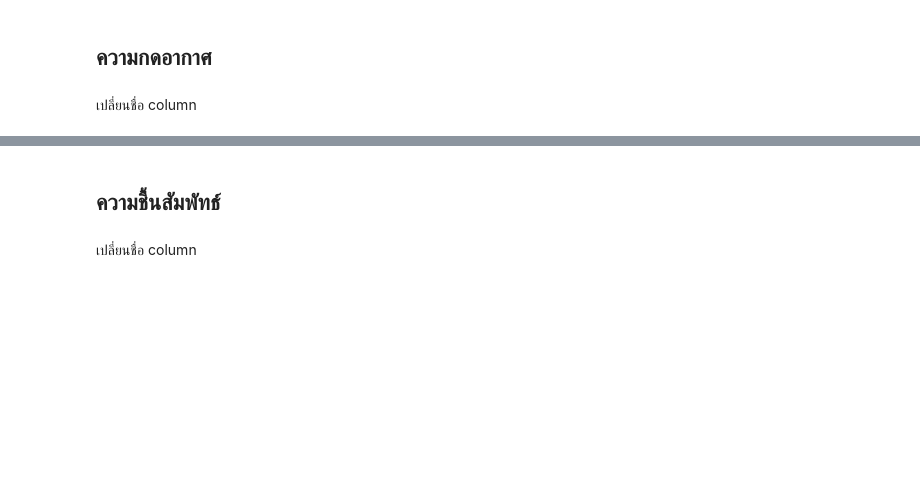
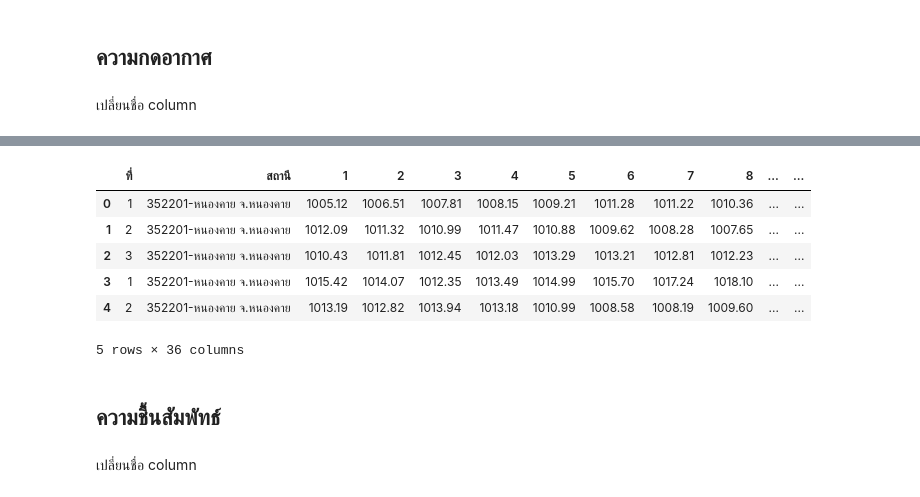
Before and after one commit to kitiluck/BSC_DPDM23, a Jupyter notebook: midterm_bscdpdm23.ipynb, the cells around one changed output, grey strips where cells are left out. Drawn from its saved outputs; the diff is of its cells as text; code cells hidden in the pictures; blank space fills up the shorter version.

```diff
--- a/midterm_bscdpdm23.ipynb
+++ b/midterm_bscdpdm23.ipynb
@@ -68,3 +110,20 @@ Air_L.rename(columns=C)
+# %%
+Air_L.rename(columns={'Unnamed: 0' : 'ที่'},inplace=True)
+Air_L.rename(columns={'Unnamed: 1' : 'สถานี'},inplace=True)
+Air_L.rename(columns={'Unnamed: 2' : 'เดือน-ปี'},inplace=True)
+Air_L.rename(columns={'Unnamed: 34' : 'ค่าเฉลี่ย'},inplace=True)
+Air_L['year'] = Air_L['เดือน-ปี'].dt.year
+Air_L['month'] = Air_L['เดือน-ปี'].dt.month
+Air_L = Air_L.drop(['เดือน-ปี'], axis =1)
+Air_L.head()
+# %% [output]
+|  | ที่ | สถานี | 1 | 2 | 3 | 4 | 5 | 6 | 7 | 8 | ... | ... |
+| 0 | 1 | 352201-หนองคาย จ.หนองคาย | 1005.12 | 1006.51 | 1007.81 | 1008.15 | 1009.21 | 1011.28 | 1011.22 | 1010.36 | ... | ... |
+| 1 | 2 | 352201-หนองคาย จ.หนองคาย | 1012.09 | 1011.32 | 1010.99 | 1011.47 | 1010.88 | 1009.62 | 1008.28 | 1007.65 | ... | ... |
+| 2 | 3 | 352201-หนองคาย จ.หนองคาย | 1010.43 | 1011.81 | 1012.45 | 1012.03 | 1013.29 | 1013.21 | 1012.81 | 1012.23 | ... | ... |
+| 3 | 1 | 352201-หนองคาย จ.หนองคาย | 1015.42 | 1014.07 | 1012.35 | 1013.49 | 1014.99 | 1015.70 | 1017.24 | 1018.10 | ... | ... |
+| 4 | 2 | 352201-หนองคาย จ.หนองคาย | 1013.19 | 1012.82 | 1013.94 | 1013.18 | 1010.99 | 1008.58 | 1008.19 | 1009.60 | ... | ... |
+5 rows × 36 columns
 # %% [markdown]
 ## ความชื้นสัมพัทธ์
 # %%
```
Also changed, not shown: parts of 69 cells of this notebook.
